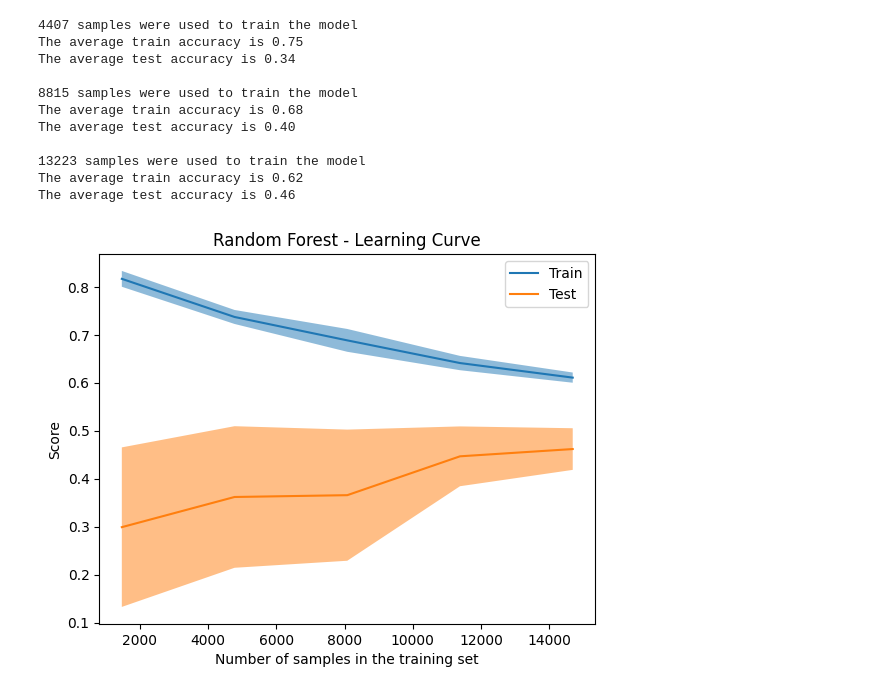
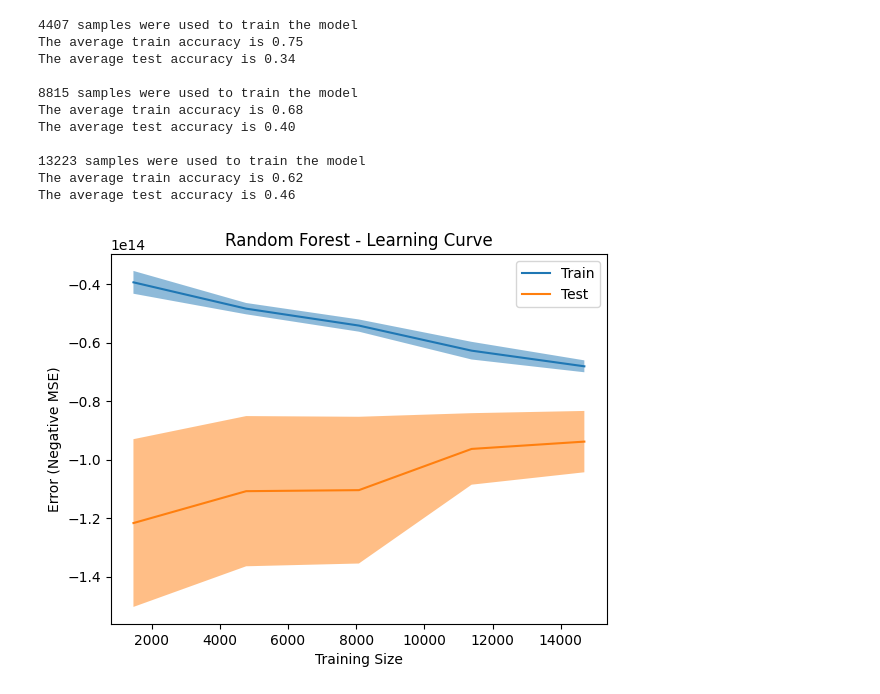
Before and after one commit to bryanchen24/Egyptian-Real-Estate-Pricing-Prediction, a Jupyter notebook: realestate_model.ipynb, the cells around one changed output. Saved outputs shown, nothing was run; the diff lists cells and outputs as text; code cells hidden in the pictures.

Commit message:
finished creating the learning curve for the random forest moel (training size vs. negative mean squared error)

```diff
--- a/realestate_model.ipynb
+++ b/realestate_model.ipynb
@@ -587,15 +587,15 @@ The average test accuracy is 0.46
 # %%
 # Random Forest Regression Learning Curve: Training Size vs Error
 from sklearn.model_selection import LearningCurveDisplay, learning_curve
-train_sizes, train_scores, test_scores = learning_curve(rf, X, y)
+train_sizes, train_scores, test_scores = learning_curve(rf, X, y, scoring='neg_mean_squared_error')
 
 display = LearningCurveDisplay(train_sizes=train_sizes,
                                train_scores=train_scores, test_scores=test_scores, score_name="Score")
 
 display.plot()
 plt.title('Random Forest - Learning Curve')
 plt.xlabel('Training Size')
-plt.ylabel('Error')
+plt.ylabel('Error (Negative MSE)')
 plt.show()
 # %% [output]
-[figure, old version]
+[figure, new version]
```
